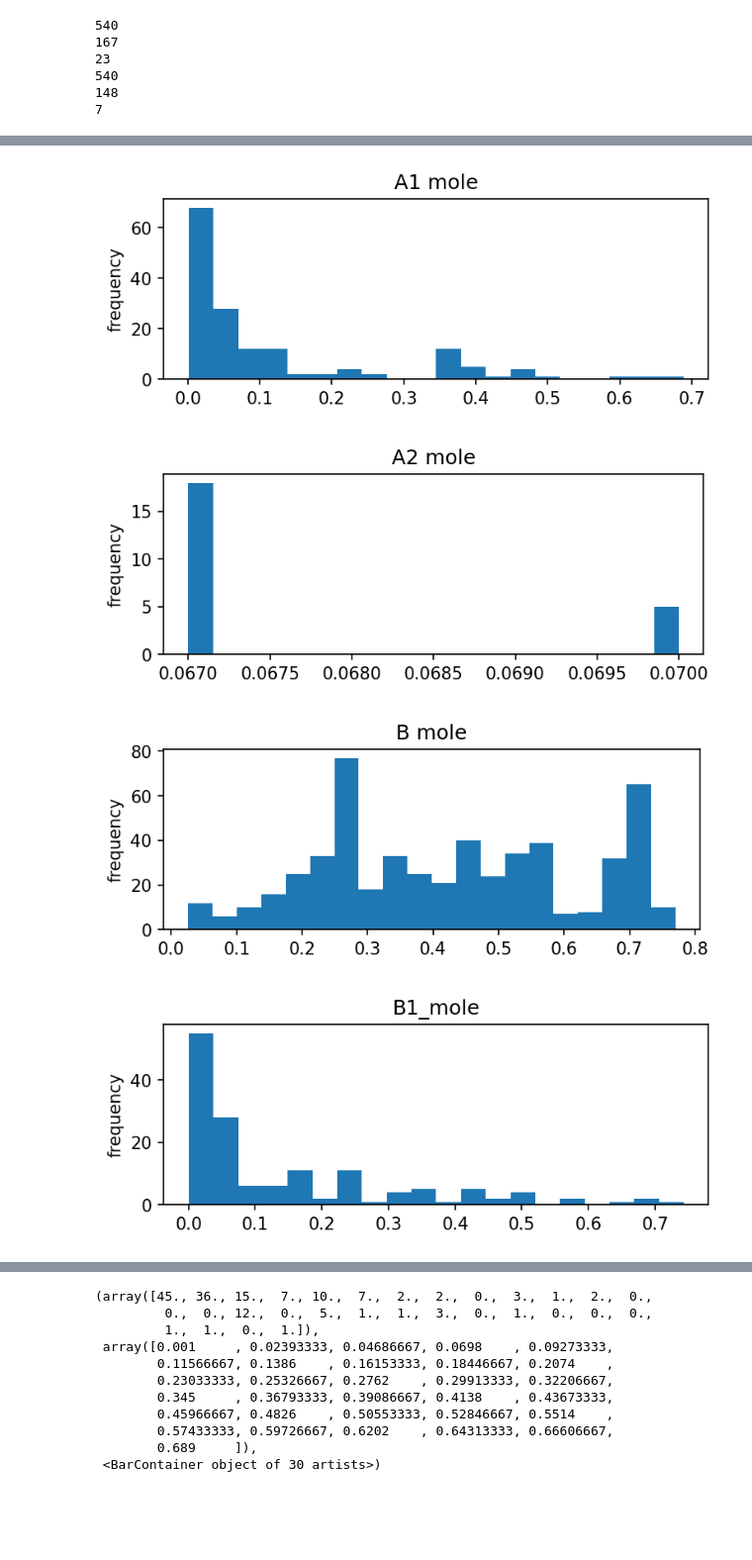
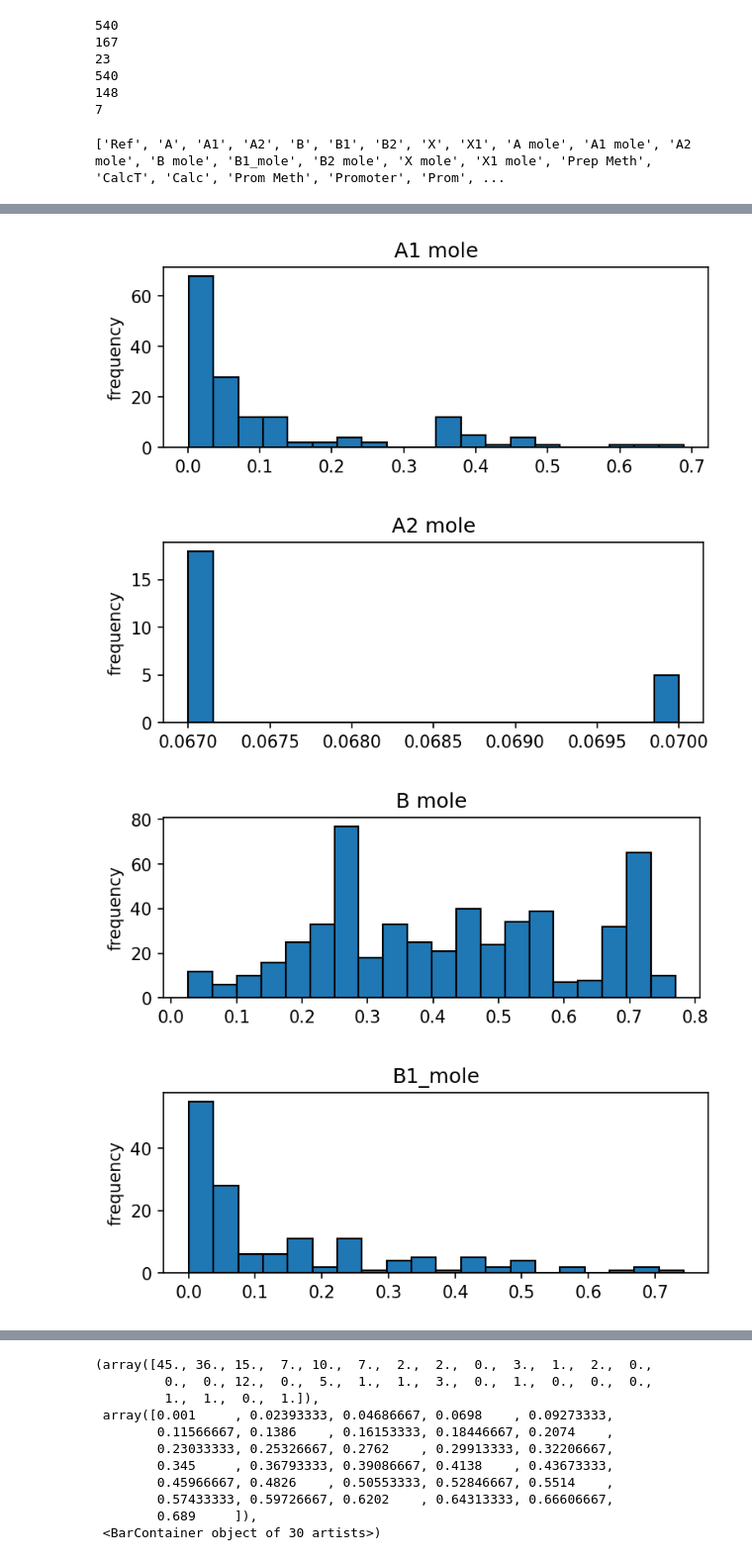
Before and after one commit to ShibataKenshin/Water_spliiting, a Jupyter notebook: water splitting perovskite.ipynb, the cells around one changed output, grey strips where cells are left out. Shown: that part at 99% size. Cells and saved outputs as stored; diff of their text form; code cells hidden in the pictures; blank space fills up the shorter version.

```diff
--- a/water splitting perovskite.ipynb
+++ b/water splitting perovskite.ipynb
@@ -27,7 +27,7 @@ from sklearn import mixture
 from sklearn import cluster, preprocessing, mixture
 #　データセット読み込み
 df = pd.read_csv('Perovskite_Water_Splitting_Dup.csv')
-
+df = df.rename(columns={'B1_mole': 'B1 mole'})
 #　列の取り出しかつ、nanを0に置き換え
 #df['CalcT'] = df['CalcT'].fillna(value = 0)
 
@@ -63,6 +63,8 @@ ax.xaxis.set_major_locator(MultipleLocator(100))
 #his = plt.hist(df_1,bins = 5)
 #plt.tick_params(width = 2, length = 10)
 #his.set_xlabel("x", size = 14, weight = "light")
-plt.show()
+
+li = list(set(list(df['A'].dropna()) + list(df['A1'].dropna()) + list(df['A2'].dropna())))
+li
 # %% [output]
 float64
@@ -143,16 +162,17 @@ def analysis_plot(df, column_name, plot_type,):
             lis2.append(value)
         lis3 = list(range(len(lis1)))
         fig, ax = subplots(1, 1, figsize = (len(lis3), 2), dpi = 150, constrained_layout = True)
-        ax.bar(lis3, lis2, tick_label=lis1, align="center")
+        ax.bar(lis3, lis2, tick_label=lis1, align="center",edgecolor = 'black')
         #x軸の目盛りのサイズを指定
         ax.tick_params(axis = "x", labelsize = 8)
-        ax.set(xlabel = i, ylabel = 'frequency',title = i )
+        #軸のラベル及び、タイトル設定
+        ax.set(xlabel = column_name, ylabel = 'frequency',title = column_name)
 
     if plot_type == hist:
         fig, ax = subplots(1, 1, figsize = (5, 2), dpi = 150, constrained_layout = True)
         df[column_name].describe()
         bins = len(set(df[column_name].dropna()))
-        ax.hist(df[column_name].dropna(),bins = 20)
+        ax.hist(df[column_name].dropna(), bins = 20, edgecolor = 'black')
         ax.set( ylabel = 'frequency',title = i )
 
 
@@ -160,8 +180,27 @@ def analysis_plot(df, column_name, plot_type,):
 lis1 = ["A", "A1", "A2", "B", "B1", "B2","X","X1"]
 lis2 = ["A mole","A1 mole","A2 mole","B mole","B1_mole","B2 mole","X mole","X1 mole"]
 lis3 = ['Prep Meth','Prom Meth','Promoter','Crystal', 'Sac. Agent1', 'Sac. Agent2']
+###########各サイトの原子のデータ数######
+#lis1 = ["A", "A1", "A2", "B", "B1", "B2","X","X1"]
 
+#for i in lis1:
+    #analysis_plot(df, i, bar)
+
+
+###########各サイトのの質量%のデータ数###########
+lis2 = ["A mole","A1 mole","A2 mole","B mole","B1_mole","B2 mole","X mole","X1 mole"]
 for i in lis2:
     analysis_plot(df, i, hist)
-#print(list(df.columns))
+
+
+###########準備方法と焼成温度及び時間#
+analysis_plot(df,'Prep Meth', bar)
+lst3 = ['CalcT', 'Calc']
+for i in lis3:
+    analysis_plot(df, i, hist)
+
+
+
+print(list(df.columns))
 # %% [output]
+['Ref', 'A', 'A1', 'A2', 'B', 'B1', 'B2', 'X', 'X1', 'A mole', 'A1 mole', 'A2 mole', 'B mole', 'B1_mole', 'B2 mole', 'X mole', 'X1 mole', 'Prep Meth', 'CalcT', 'Calc', 'Prom Meth', 'Promoter', 'Prom', ...
@@ -169,4 +208,4 @@ for i in lis2:
-[figure, old version]
+[figure, new version]
-[figure, old version]
+[figure, new version]
-[figure, old version]
+[figure, new version]
-[figure, old version]
+[figure, new version]
```
Also changed, not shown: parts of 5 cells of this notebook.
